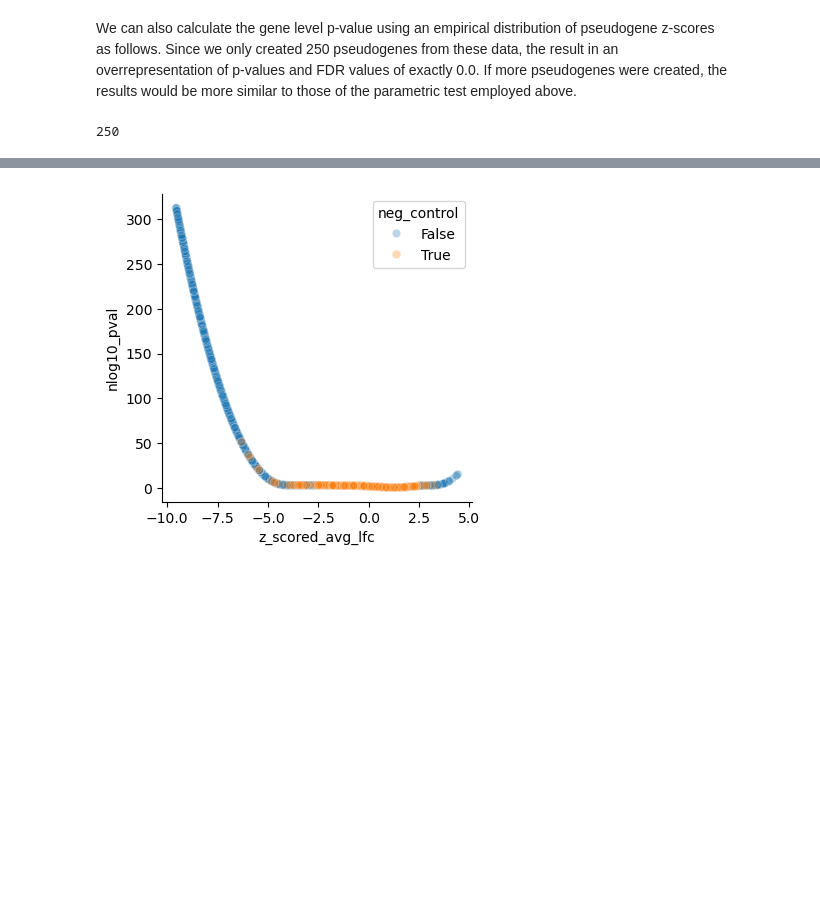
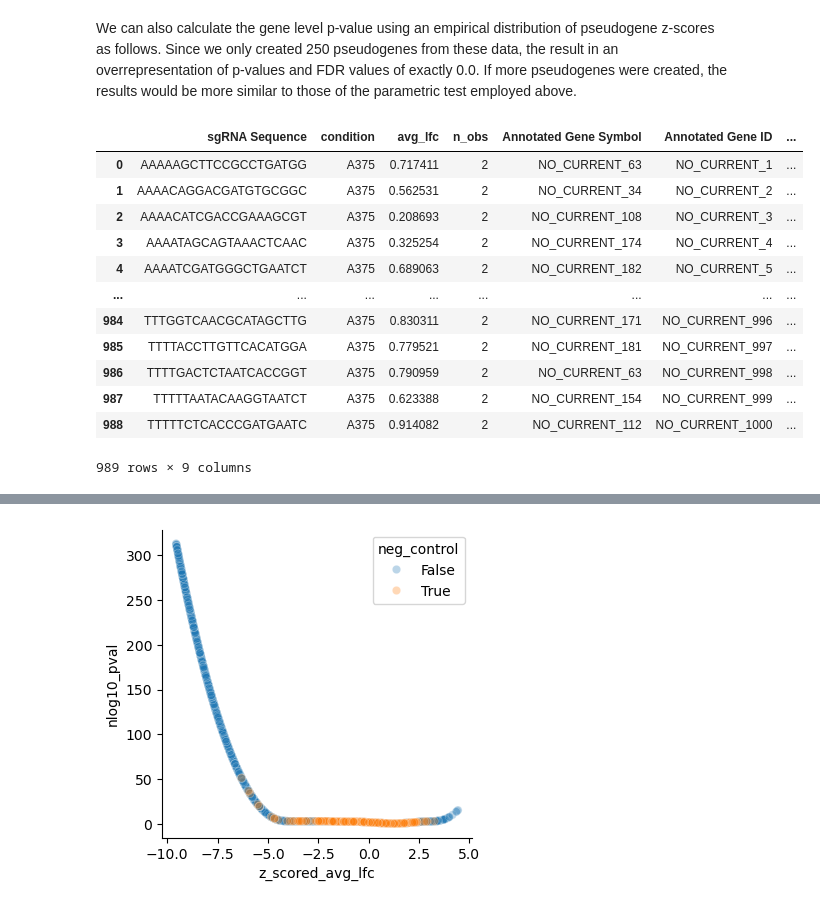
Before and after one commit to broadinstitute/poola, a Jupyter notebook: 00_core.ipynb, the cells around one changed output, grey strips where cells are left out. Saved outputs shown, nothing was run; the diff lists cells and outputs as text; code cells hidden in the pictures; blank space fills up the shorter version.

```diff
--- a/00_core.ipynb
+++ b/00_core.ipynb
@@ -759,9 +770,21 @@ sns.despine()
 We can also calculate the gene level p-value using an empirical distribution of pseudogene z-scores as follows. Since we only created 250 pseudogenes from these data, the result in an overrepresentation of p-values and FDR values of exactly 0.0. If more pseudogenes were created, the results would be more similar to those of the parametric test employed above.
 # %%
 pseudogene_guide_lfcs = annot_guide_lfcs[annot_guide_lfcs['Annotated Gene Symbol'].str.startswith('NO_CURRENT')].reset_index(drop=True)
-pseudogene_guide_lfcs['Annotated Gene Symbol'].nunique()
+pseudogene_guide_lfcs
 # %% [output]
+|  | sgRNA Sequence | condition | avg_lfc | n_obs | Annotated Gene Symbol | Annotated Gene ID | ... |
+| 0 | AAAAAGCTTCCGCCTGATGG | A375 | 0.717411 | 2 | NO_CURRENT_63 | NO_CURRENT_1 | ... |
+| 1 | AAAACAGGACGATGTGCGGC | A375 | 0.562531 | 2 | NO_CURRENT_34 | NO_CURRENT_2 | ... |
+| 2 | AAAACATCGACCGAAAGCGT | A375 | 0.208693 | 2 | NO_CURRENT_108 | NO_CURRENT_3 | ... |
+| 3 | AAAATAGCAGTAAACTCAAC | A375 | 0.325254 | 2 | NO_CURRENT_174 | NO_CURRENT_4 | ... |
+| 4 | AAAATCGATGGGCTGAATCT | A375 | 0.689063 | 2 | NO_CURRENT_182 | NO_CURRENT_5 | ... |
+| ... | ... | ... | ... | ... | ... | ... | ... |
+| 984 | TTTGGTCAACGCATAGCTTG | A375 | 0.830311 | 2 | NO_CURRENT_171 | NO_CURRENT_996 | ... |
+| 985 | TTTTACCTTGTTCACATGGA | A375 | 0.779521 | 2 | NO_CURRENT_181 | NO_CURRENT_997 | ... |
+| 986 | TTTTGACTCTAATCACCGGT | A375 | 0.790959 | 2 | NO_CURRENT_63 | NO_CURRENT_998 | ... |
+| 987 | TTTTTAATACAAGGTAATCT | A375 | 0.623388 | 2 | NO_CURRENT_154 | NO_CURRENT_999 | ... |
+| 988 | TTTTTCTCACCCGATGAATC | A375 | 0.914082 | 2 | NO_CURRENT_112 | NO_CURRENT_1000 | ... |
-250
+989 rows × 9 columns
 # %%
 gene_lfcs = aggregate_gene_lfcs_empirical(annot_guide_lfcs, 'Annotated Gene Symbol', pseudogene_lfcs = pseudogene_guide_lfcs,
                                           average_cols=['avg_lfc', 'control_scaled_avg_lfc', 'probability_positive_control'],
```
Also changed, not shown: parts of 1 cell of this notebook, 4 other files.
